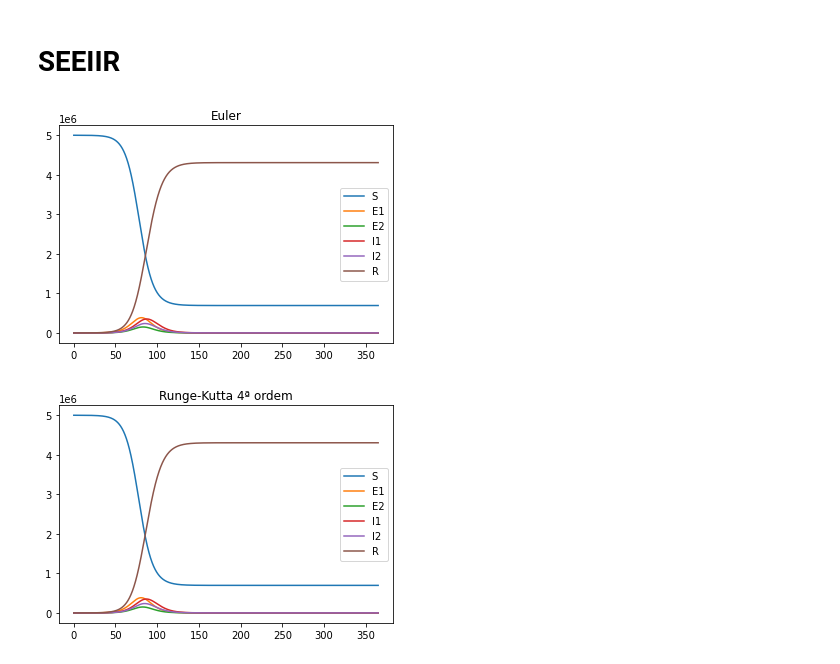
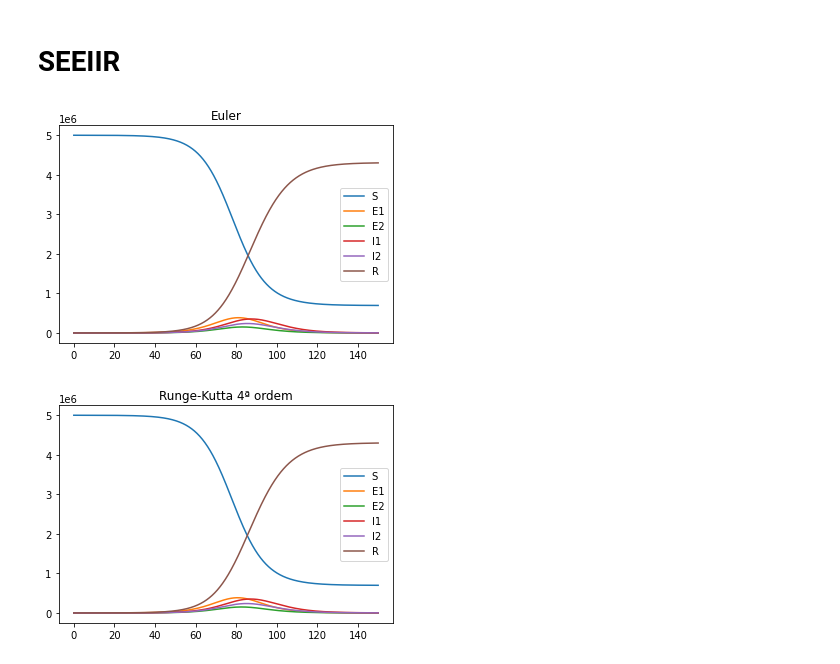
Before and after one commit to mauro-moura/modelagem_computacional, a Jupyter notebook: P3/P3.ipynb, the cells around one changed output. Cells and saved outputs as stored; diff of their text form; code cells hidden in the pictures.

```diff
--- a/P3/P3.ipynb
+++ b/P3/P3.ipynb
@@ -666,0 +902,34 @@ df.to_excel(f'{outputs_name}_outputs_n{N}.xlsx')
+# %%
+days = 100
+dt = 0.1
+a = 0
+b = days
+
+N = int((b - a) / dt)
+
+S_0 = 1000
+E_0 = 0
+I_0 = 1
+R_0 = 0
+
+y_0 = [S_0, E_0, I_0, R_0] # SEIR
+
+beta = 0.001
+k = 1/5
+upslon = 1/7
+gamma = 1/50
+
+outputs_name = "Eq23_bash4"
+
+y_bashforth, t = bashforth_4(Eq_23, y_0, dt, a, b, N)
+plot_seir(y_bashforth, t, "Bashforth s = 4", outputs_name)
+
+d = {
+    "S Euler": y_bashforth[:, 0],
+    "E Euler": y_bashforth[:, 1],
+    "I Euler": y_bashforth[:, 2],
+    "R Euler": y_bashforth[:, 3]
+}
+
+df = pd.DataFrame(d, index = t)
+df.to_excel(f'{outputs_name}_outputs_n{N}.xlsx')
@@ -667,7 +938,7 @@ df.to_excel(f'{outputs_name}_outputs_n{N}.xlsx')
 # %% [markdown]
 # SEEIIR
 # %%
-days = 365
+days = 150
 dt = 0.1
 a = 0
 b = days
@@ -696,36 +967,36 @@ N_t = S_0 + E_0 + Ea_0 + I_0 + Ia_0 + R_0
 def Eq_29(t, y):
   S = y[0]
   E = y[1]
   Ea = y[2]
   I = y[3]
   Ia = y[4]
   R = y[5]
 
   ds_dt = -(beta * (S*I/N_t)) -(ria*beta*(S*Ia/N_t)) -(rea*beta*(S*Ea/N_t))
   de_dt = (beta * (S*I/N_t)) +(ria*beta*(S*Ia/N_t)) +(rea*beta*(S*Ea/N_t)) -(lambda1*E)
   dea_dt = (lambda1*(1 - pa)*E) -(lambda2 * Ea)
   di_dt = (lambda2 * Ea) -(mu * I)
   dia_dt = (lambda1 * pa * E) -(mu * Ia)
   dr_dt = mu*(I + Ia)
 
   return np.asarray([ds_dt, de_dt, dea_dt, di_dt, dia_dt, dr_dt])
 
 '''
 Resultados
 '''
 
+outputs_name = "Eq29"
+
 y_euler, t = euler(Eq_29, y_0, dt, a, b, N)
-plot_seeiir(y_euler, t, "Euler")
+plot_seeiir(y_euler, t, "Euler", outputs_name)
 
 y_rk, t = RK4(Eq_29, y_0, dt, a, b, N)
-plot_seeiir(y_rk, t, "Runge-Kutta 4ª ordem")
-
-outputs_name = "Eq29"
+plot_seeiir(y_rk, t, "Runge-Kutta 4ª ordem", outputs_name)
 
 d = dict_seeiir(y_euler, y_rk)
 
 df = pd.DataFrame(d, index = t)
 df.to_excel(f'{outputs_name}_outputs_n{N}.xlsx')
 # %% [output]
-[figure, old version]
+[figure, new version]
-[figure, old version]
+[figure, new version]
```
Also changed, not shown: parts of 25 cells of this notebook, 2 other files.
